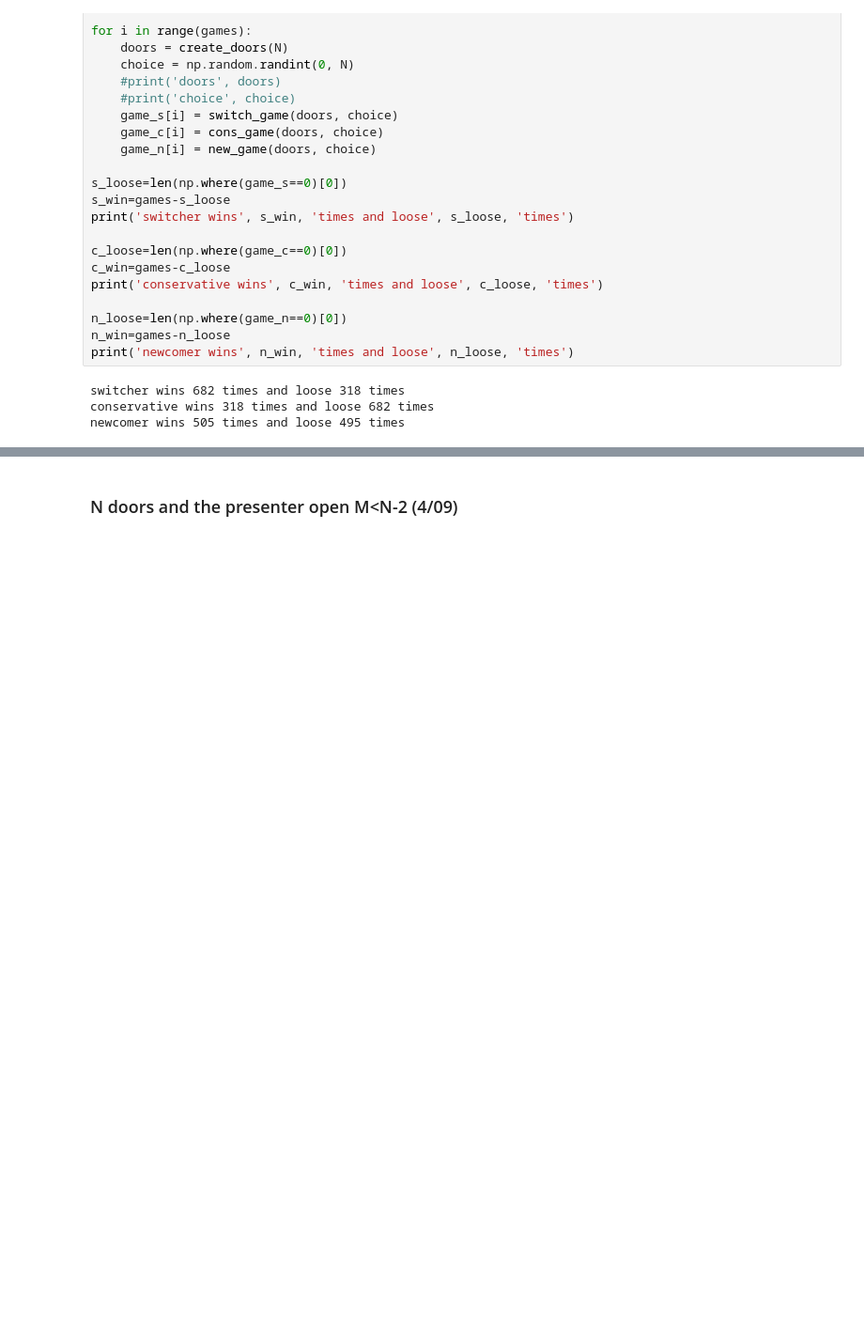
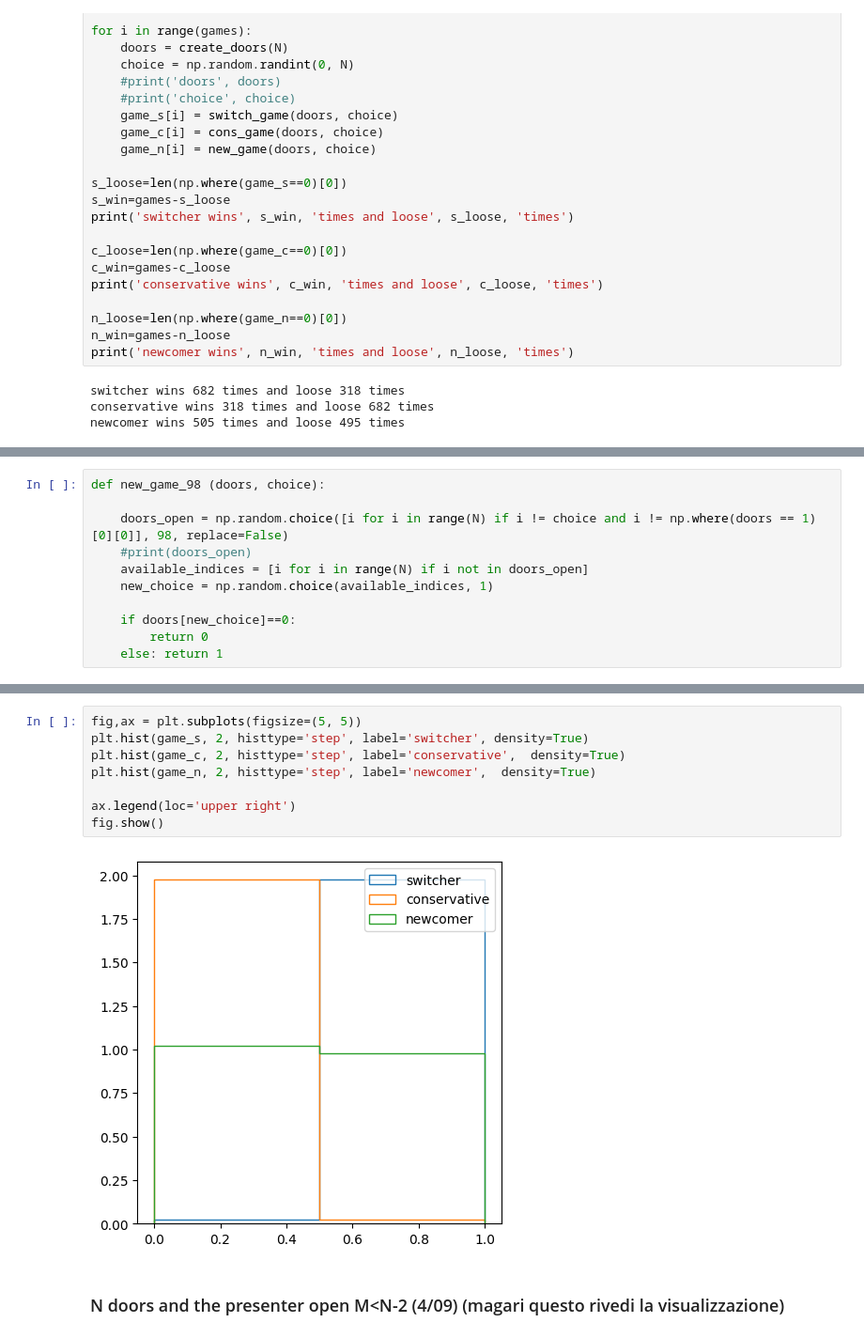
Before and after one commit to ludovicarbone/astrostatistics_bicocca_2024, a Jupyter notebook: working/L02_es1_rivedi.ipynb, the cells around one changed output, grey strips where cells are left out. Shown at 94% size. Saved outputs shown, nothing was run; the diff lists cells and outputs as text; blank space fills up the shorter version.

```diff
--- a/working/L02_es1_rivedi.ipynb
+++ b/working/L02_es1_rivedi.ipynb
@@ -100,3 +100,14 @@ fig.show()
+# %%
+def new_game_98 (doors, choice):
+
+    doors_open = np.random.choice([i for i in range(N) if i != choice and i != np.where(doors == 1)[0][0]], 98, replace=False)
+    #print(doors_open)
+    available_indices = [i for i in range(N) if i not in doors_open]
+    new_choice = np.random.choice(available_indices, 1)
+
+    if doors[new_choice]==0:
+        return 0
+    else: return 1
 # %%
 N = 100
 games = 1000
@@ -129,5 +140,15 @@ newcomer wins 11 times and loose 989 times
+# %%
+fig,ax = plt.subplots(figsize=(5, 5))
+plt.hist(game_s, 2, histtype='step', label='switcher', density=True)
+plt.hist(game_c, 2, histtype='step', label='conservative',  density=True)
+plt.hist(game_n, 2, histtype='step', label='newcomer',  density=True)
+
+ax.legend(loc='upper right')
+fig.show()
+# %% [output]
+[figure, added]
 # %% [markdown]
-### N doors and the presenter open M<N-2 (4/09)
+### N doors and the presenter open M<N-2 (4/09) (magari questo rivedi la visualizzazione)
 # %%
 def new_switch_game(doors, choice, M):
 
```
Also changed, not shown: parts of 18 cells of this notebook, 1 other file.
